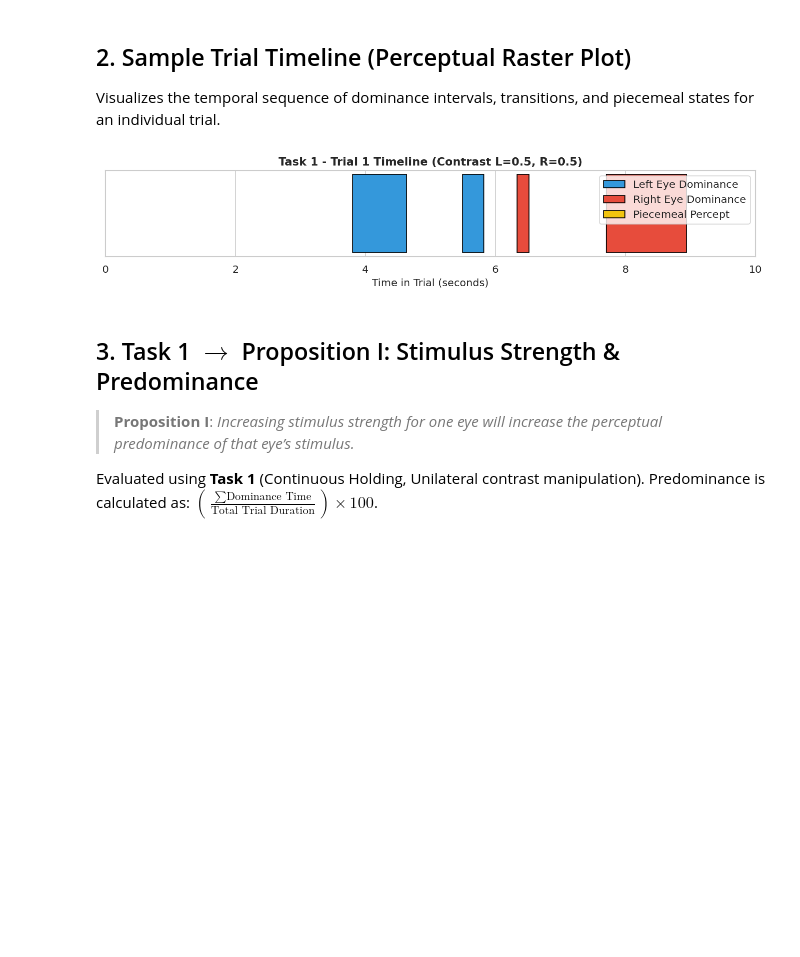
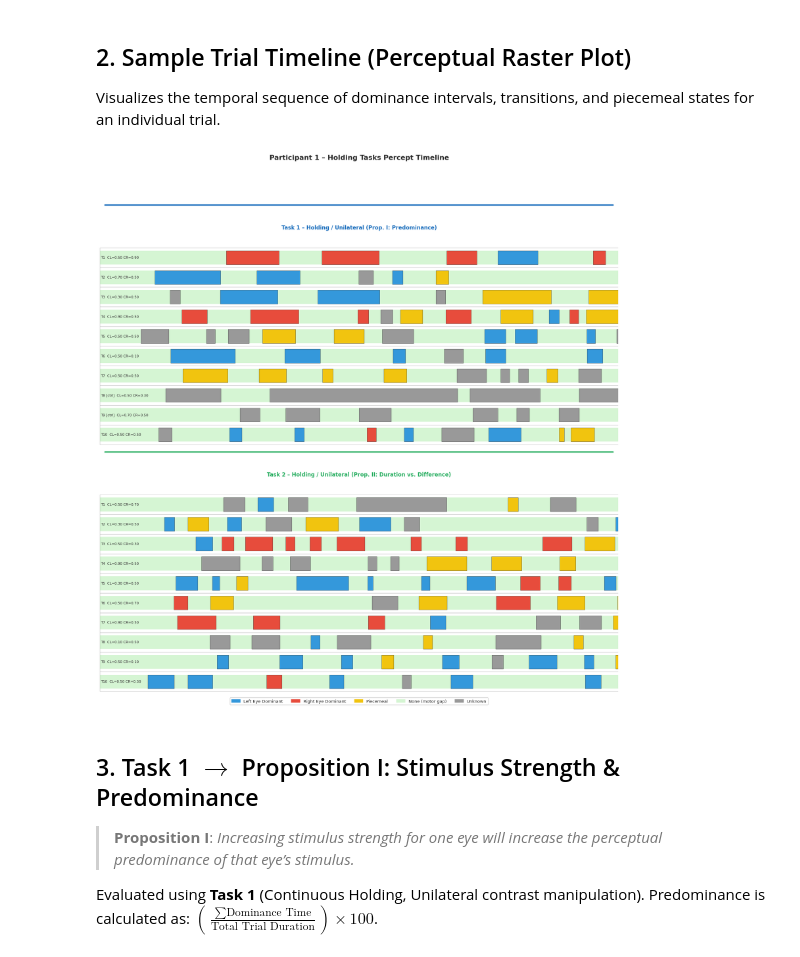
Before and after one commit to Its-Fate/vr-perceptual-experiment, a Jupyter notebook: Analysis/analysis.ipynb, the cells around one changed output. Cells and saved outputs as stored; diff of their text form; code cells hidden in the pictures; blank space fills up the shorter version.

```diff
--- a/Analysis/analysis.ipynb
+++ b/Analysis/analysis.ipynb
@@ -70,52 +92,20 @@ Tasks detected in dataset: [1]
 ## 2. Sample Trial Timeline (Perceptual Raster Plot)
 
 Visualizes the temporal sequence of dominance intervals, transitions, and piecemeal states for an individual trial.
-# %%
-def plot_trial_timeline(trial_dict, title=None):
-    episodes = analyzer.extract_trial_episodes(trial_dict)
-    total_duration_ms = trial_dict.get("spec", {}).get("totalTrialMs", 10000.0)
-    if episodes:
-        total_duration_ms = max(total_duration_ms, max(e["end_ms"] for e in episodes))
-
-    color_map = {
-        "left": "#3498db",       # Blue for Left Eye
-        "right": "#e74c3c",      # Red for Right Eye
-        "piecemeal": "#f1c40f",  # Yellow for Piecemeal
-        "none": "#abe0a9",       # Gray for none
-        "unknown": "#838383"
-    }
-
-    fig, ax = plt.subplots(figsize=(11, 2.5))
-    for ep in episodes:
-        dom = ep["dominance"]
-        ax.barh(0, ep["duration_ms"] / 1000.0, left=ep["start_ms"] / 1000.0,
-                color=color_map.get(dom, "#838383"), edgecolor="black", height=0.6)
-
-    ax.set_xlim(0, total_duration_ms / 1000.0)
-    ax.set_yticks([])
-    ax.set_xlabel("Time in Trial (seconds)", fontsize=12)
-
-    from matplotlib.patches import Patch
-    legend_elements = [
-        Patch(facecolor="#3498db", edgecolor="black", label="Left Eye Dominance"),
-        Patch(facecolor="#e74c3c", edgecolor="black", label="Right Eye Dominance"),
-        Patch(facecolor="#f1c40f", edgecolor="black", label="Piecemeal Percept"),
-    ]
-    ax.legend(handles=legend_elements, loc="upper right", frameon=True)
-
-    task_type = trial_dict.get("taskType", 1)
-    trial_num = trial_dict.get("trialNumber", 1)
-    cL = trial_dict.get("spec", {}).get("contrastL", 0.5)
-    cR = trial_dict.get("spec", {}).get("contrastR", 0.5)
-    plot_title = title or f"Task {task_type} - Trial {trial_num} Timeline (Contrast L={cL}, R={cR})"
-    ax.set_title(plot_title, fontsize=13, fontweight="bold")
-    plt.tight_layout()
-    plt.show()
-
-if 'raw_trials' in locals() and len(raw_trials) > 0:
-    plot_trial_timeline(raw_trials[0])
-# %% [output]
-[figure, removed]
+# %%
+# Filter to continuous holding tasks (Tasks 1 and 2) where timelines make sense
+holding_trials = [t for t in raw_trials if t.get("taskType", 1) in (1, 2)]
+
+# Generate the timeline dashboard
+part_id = holding_trials[0].get('participantID', '?') if holding_trials else '?'
+
+fig_timeline = analyzer.plot_all_trials_timeline(
+    holding_trials,
+    title=f"Participant {part_id} – Holding Tasks Percept Timeline",
+)
+plt.show()
+# %% [output]
+[figure, added]
 # %% [markdown]
 ## 3. Task 1 $\rightarrow$ Proposition I: Stimulus Strength & Predominance
 
```
Also changed, not shown: parts of 8 cells of this notebook, 13 other files.
